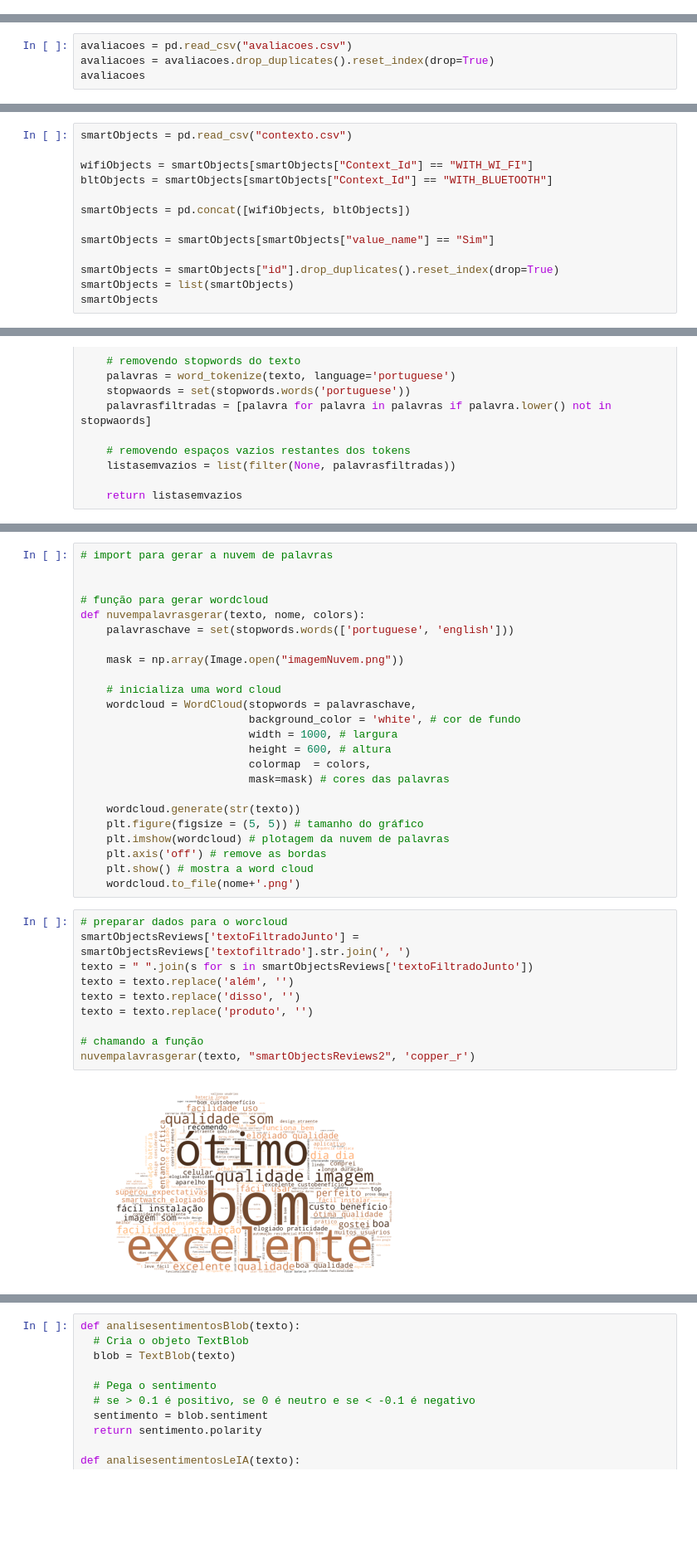
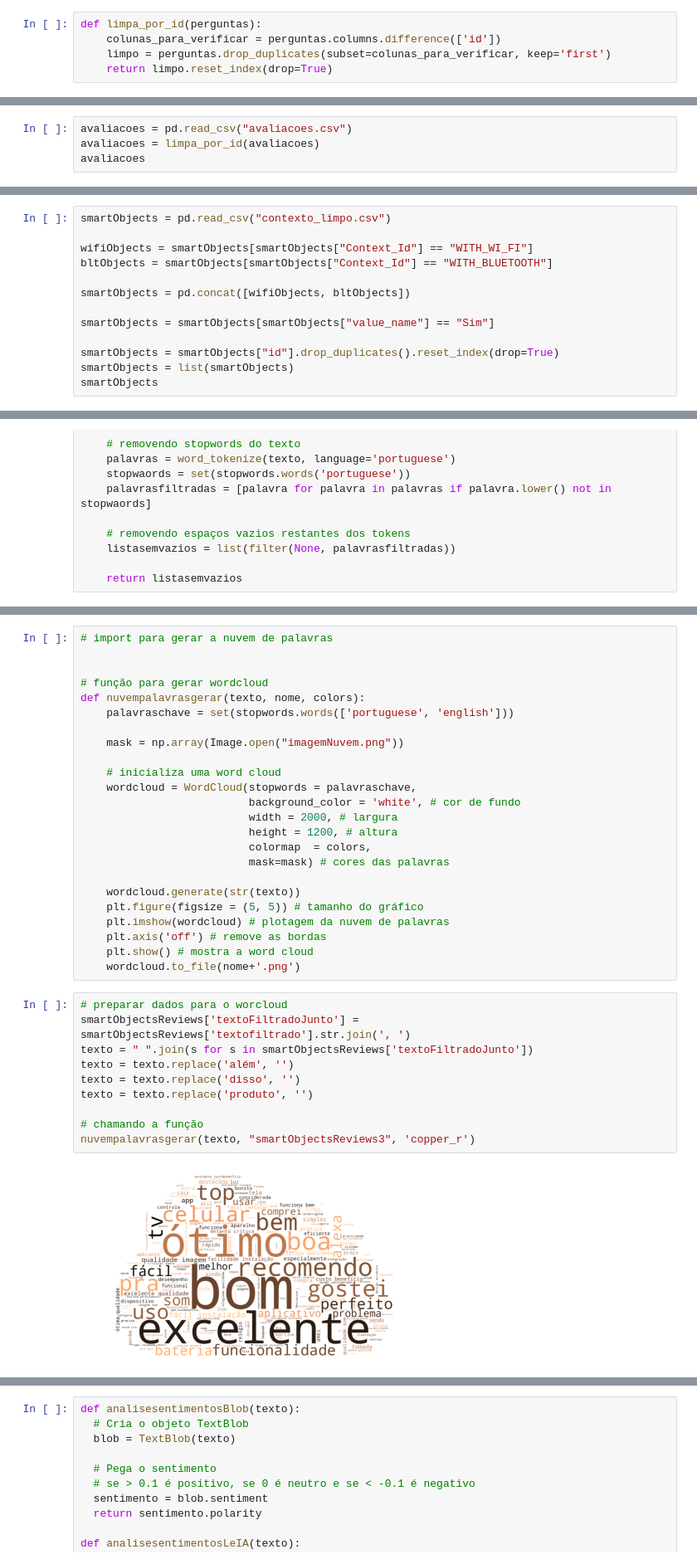
Before and after one commit to JBradachi/tp-nlp, a Jupyter notebook: trabalhoNLP_2.ipynb, the cells around one changed output, grey strips where cells are left out. Shown at 83% size. Cells and saved outputs as stored; diff of their text form; blank space fills up the shorter version.

```diff
--- a/trabalhoNLP_2.ipynb
+++ b/trabalhoNLP_2.ipynb
@@ -135,5 +137,10 @@ objects_list = [
 len(objects_list)
 # %% [output]
 88
+# %%
+def limpa_por_id(perguntas):
+    colunas_para_verificar = perguntas.columns.difference(['id'])
+    limpo = perguntas.drop_duplicates(subset=colunas_para_verificar, keep='first')
+    return limpo.reset_index(drop=True)
 # %%
 perguntas = pd.read_csv("perguntas.csv")
@@ -156,6 +163,6 @@ perguntas
 # %%
 avaliacoes = pd.read_csv("avaliacoes.csv")
-avaliacoes = avaliacoes.drop_duplicates().reset_index(drop=True)
+avaliacoes = limpa_por_id(avaliacoes)
 avaliacoes
 # %% [output]
 |  | texto | nota | id | data |
@@ -211,5 +263,5 @@ Name: count, dtype: int64
 # %%
-smartObjects = pd.read_csv("contexto.csv")
+smartObjects = pd.read_csv("contexto_limpo.csv")
 
 wifiObjects = smartObjects[smartObjects["Context_Id"] == "WITH_WI_FI"]
 bltObjects = smartObjects[smartObjects["Context_Id"] == "WITH_BLUETOOTH"]
@@ -336,8 +398,8 @@ def nuvempalavrasgerar(texto, nome, colors):
     # inicializa uma word cloud
     wordcloud = WordCloud(stopwords = palavraschave,
                           background_color = 'white', # cor de fundo
-                          width = 1000, # largura
-                          height = 600, # altura
+                          width = 2000, # largura
+                          height = 1200, # altura
                           colormap  = colors,
                           mask=mask) # cores das palavras
 
@@ -350,15 +412,15 @@ def nuvempalavrasgerar(texto, nome, colors):
 # %%
 # preparar dados para o worcloud
 smartObjectsReviews['textoFiltradoJunto'] = smartObjectsReviews['textofiltrado'].str.join(', ')
 texto = " ".join(s for s in smartObjectsReviews['textoFiltradoJunto'])
 texto = texto.replace('além', '')
 texto = texto.replace('disso', '')
 texto = texto.replace('produto', '')
 
 # chamando a função
-nuvempalavrasgerar(texto, "smartObjectsReviews2", 'copper_r')
+nuvempalavrasgerar(texto, "smartObjectsReviews3", 'copper_r')
 # %% [output]
-[figure, old version]
+[figure, new version]
 # %%
 smartObjectsQuestions["perguntaFiltradoJunto"] = smartObjectsQuestions["perguntaFiltrado"].str.join(', ')
 smartObjectsQuestions["respostaFiltradoJunto"] = smartObjectsQuestions["respostaFiltrado"].str.join(', ')
```
Also changed, not shown: parts of 18 cells of this notebook, 9 other files.
